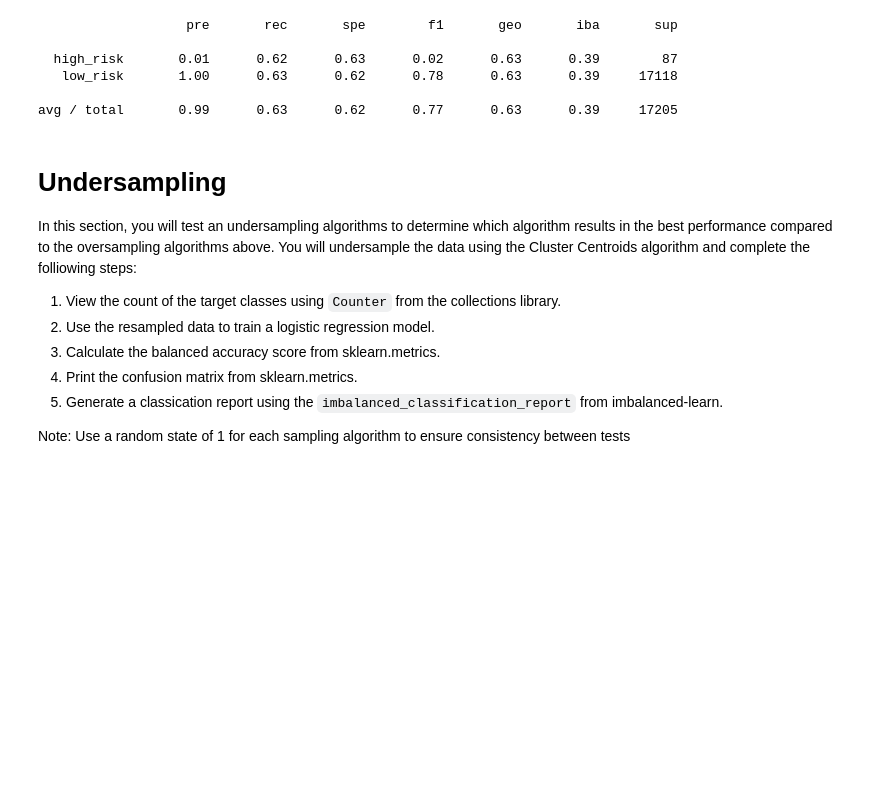
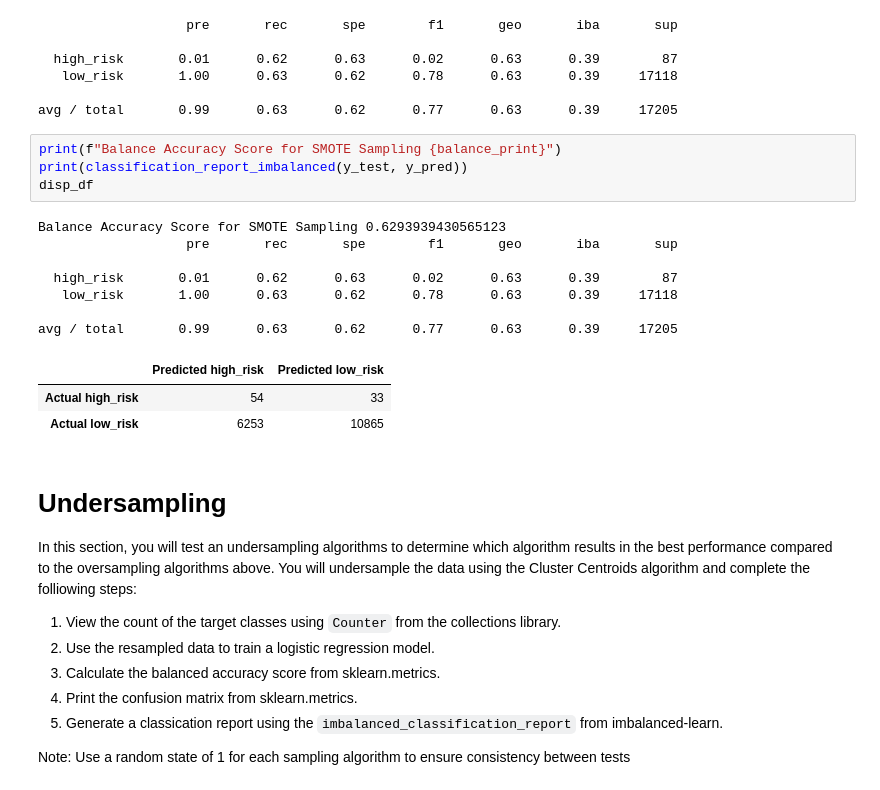
Before and after one commit to ajmotylinski/Credit_Risk_Analysis, a Jupyter notebook: credit_risk_resampling.ipynb, the cells around one changed output. Saved outputs shown, nothing was run; the diff lists cells and outputs as text; blank space fills up the shorter version.

```diff
--- a/credit_risk_resampling.ipynb
+++ b/credit_risk_resampling.ipynb
@@ -201,6 +213,21 @@ print(classification_report_imbalanced(y_test, y_pred))
    low_risk       1.00      0.63      0.62      0.78      0.63      0.39     17118
 
 avg / total       0.99      0.63      0.62      0.77      0.63      0.39     17205
+# %%
+print(f"Balance Accuracy Score for SMOTE Sampling {balance_print}")
+print(classification_report_imbalanced(y_test, y_pred))
+disp_df
+# %% [output]
+Balance Accuracy Score for SMOTE Sampling 0.6293939430565123
+                   pre       rec       spe        f1       geo       iba       sup
+
+  high_risk       0.01      0.62      0.63      0.02      0.63      0.39        87
+   low_risk       1.00      0.63      0.62      0.78      0.63      0.39     17118
+
+avg / total       0.99      0.63      0.62      0.77      0.63      0.39     17205
+|  | Predicted high_risk | Predicted low_risk |
+| Actual high_risk | 54 | 33 |
+| Actual low_risk | 6253 | 10865 |
 # %% [markdown]
 # Undersampling
 
```
Also changed, not shown: parts of 10 cells of this notebook, 7 other files.
